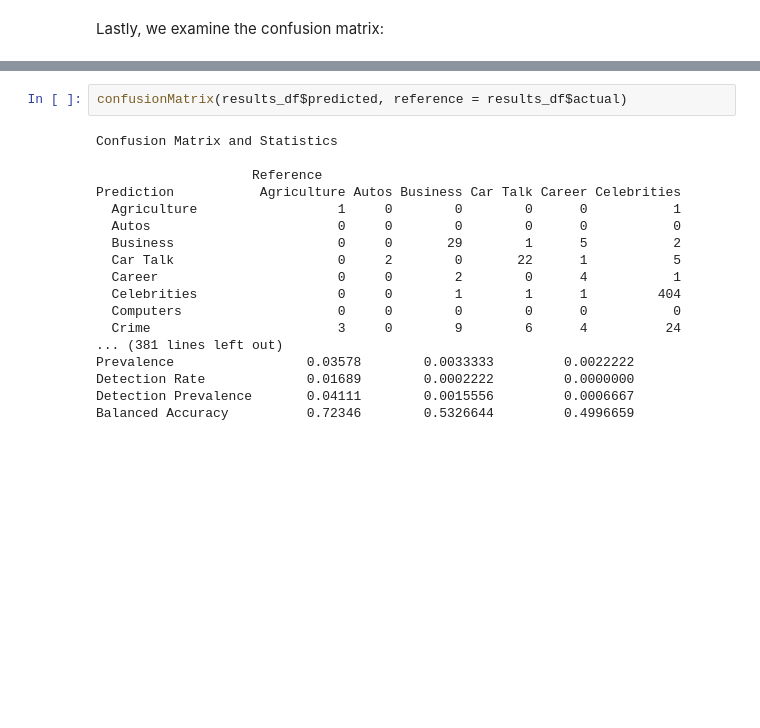
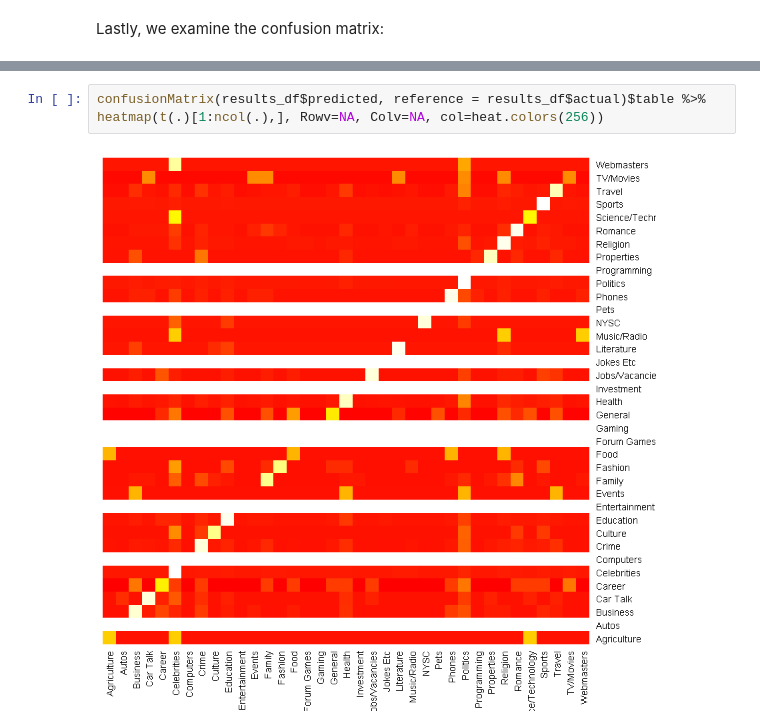
Before and after one commit to manchuran/showables, a Jupyter notebook: notebooks/nlp_nairaland/notebook.ipynb, the cells around one changed output, grey strips where cells are left out. Drawn from its saved outputs; the diff is of its cells as text; blank space fills up the shorter version.

```diff
--- a/notebooks/nlp_nairaland/notebook.ipynb
+++ b/notebooks/nlp_nairaland/notebook.ipynb
@@ -703,20 +724,5 @@ Lastly, we examine the confusion matrix:
 # %%
-confusionMatrix(results_df$predicted, reference = results_df$actual)
+confusionMatrix(results_df$predicted, reference = results_df$actual)$table %>%
+heatmap(t(.)[1:ncol(.),], Rowv=NA, Colv=NA, col=heat.colors(256))
 # %% [output]
-Confusion Matrix and Statistics
-
-                    Reference
-Prediction           Agriculture Autos Business Car Talk Career Celebrities
-  Agriculture                  1     0        0        0      0           1
-  Autos                        0     0        0        0      0           0
-  Business                     0     0       29        1      5           2
-  Car Talk                     0     2        0       22      1           5
-  Career                       0     0        2        0      4           1
-  Celebrities                  0     0        1        1      1         404
-  Computers                    0     0        0        0      0           0
-  Crime                        3     0        9        6      4          24
-... (381 lines left out)
-Prevalence                 0.03578        0.0033333         0.0022222
-Detection Rate             0.01689        0.0002222         0.0000000
-Detection Prevalence       0.04111        0.0015556         0.0006667
-Balanced Accuracy          0.72346        0.5326644         0.4996659
+[figure, added]
```
Also changed, not shown: parts of 9 cells of this notebook.
